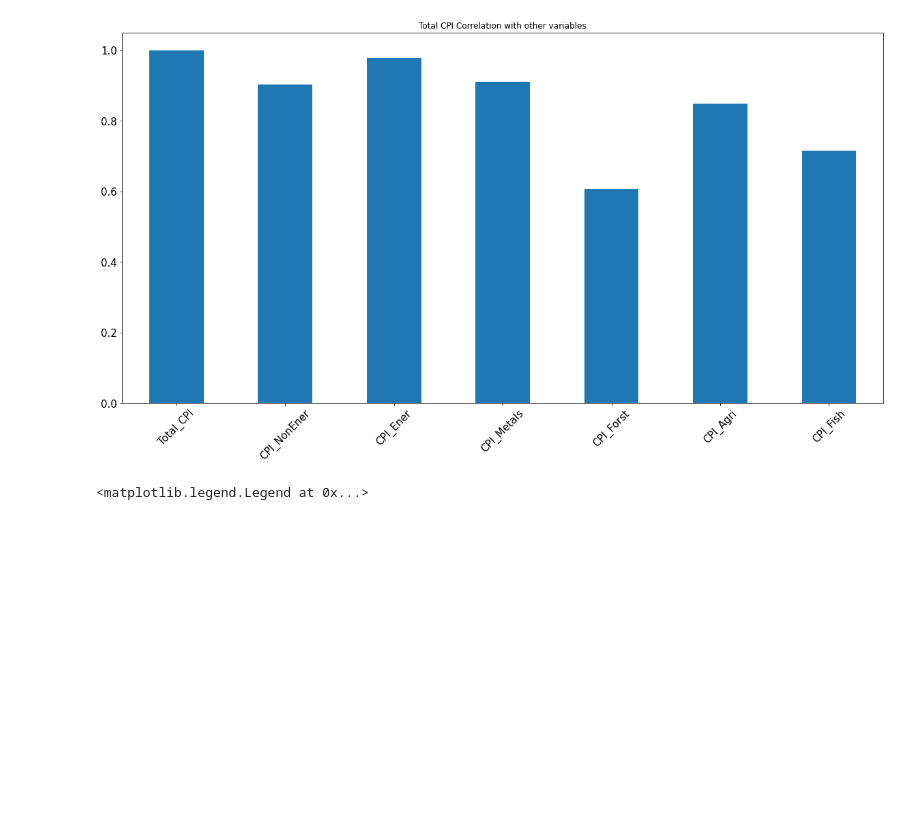
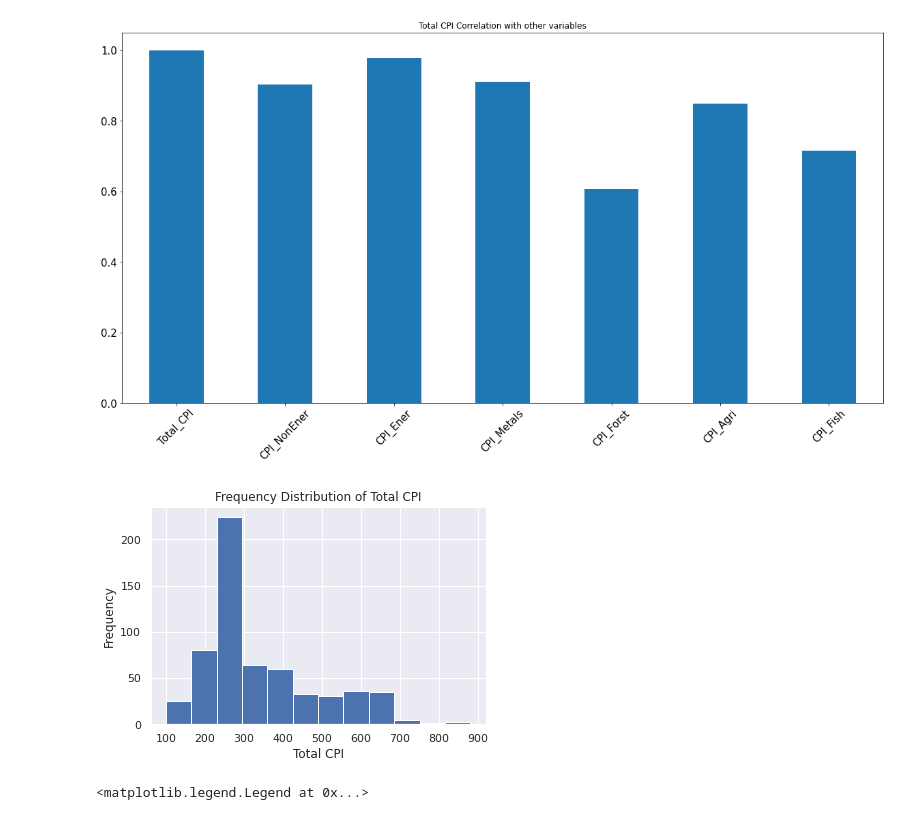
Before and after one commit to DataGalz/CIND820, a Jupyter notebook: CIND820.ipynb, the cells around one changed output. Saved outputs shown, nothing was run; the diff lists cells and outputs as text; code cells hidden in the pictures; blank space fills up the shorter version.

```diff
--- a/CIND820.ipynb
+++ b/CIND820.ipynb
@@ -141,6 +144,14 @@ figsize = (20, 10), title = "Total CPI Correlation with other variables", fontsi
 # %% [output]
 <matplotlib.axes._subplots.AxesSubplot at 0x...>
 [figure]
+# %%
+plt.hist(x=df_new['Total_CPI'], bins=12)
+plt.xlabel("Total CPI")
+plt.ylabel("Frequency")
+plt.title("Frequency Distribution of Total CPI")
+plt.show()
+# %% [output]
+[figure, added]
 # %%
 ax = df_new.plot(x='date', y='Total_CPI', rot=0)
 plt.legend()
```
Also changed, not shown: parts of 11 cells of this notebook.
